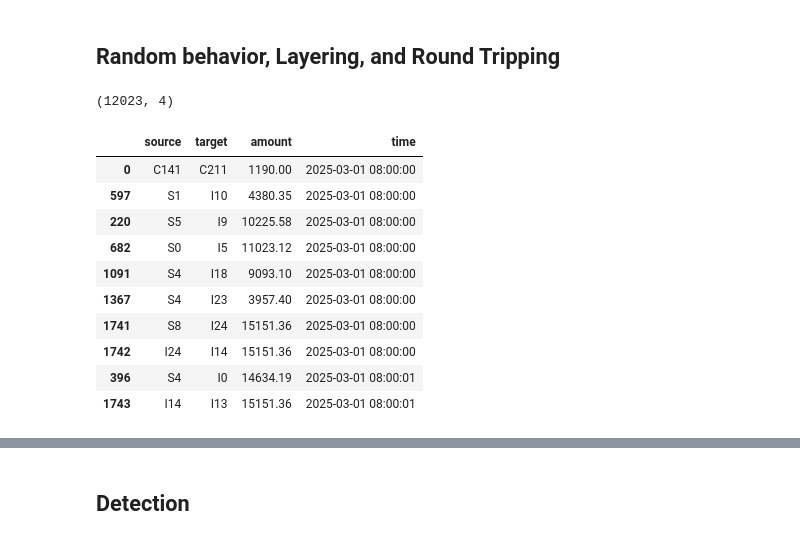
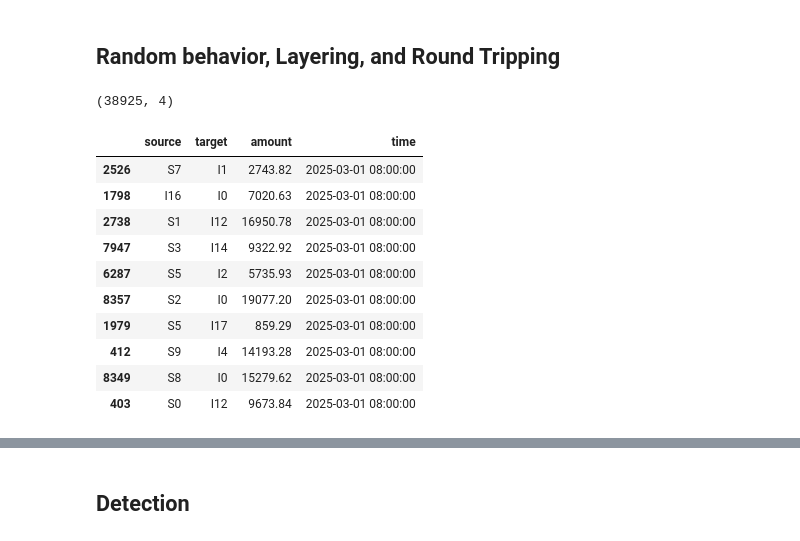
Before and after one commit to fratric/regSim, a Jupyter notebook: monitoring.ipynb, the cells around one changed output, grey strips where cells are left out. Saved outputs shown, nothing was run; the diff lists cells and outputs as text; code cells hidden in the pictures.

```diff
--- a/monitoring.ipynb
+++ b/monitoring.ipynb
@@ -58,32 +58,33 @@ rt = round_tripping(rt_accounts)
 #all acounts
 N_ra = 500
 compliant_accounts = ['C' + str(i) for i in range(N_ra)]
-allAccounts = compliant_accounts + lr.noncompliant_accounts + rt.noncompliant_accounts
+noncompliant_accounts = lr.noncompliant_accounts + rt.noncompliant_accounts
+allAccounts = compliant_accounts + noncompliant_accounts
 
 #random compliant agents
 rb = random_behavior(allAccounts)
 # %%
-df_rb = rb.generate(10000)
-df_lr = lr.generate(9999)
-df_rt = rt.generate(max_intermediate_transactions = 30)
+df_rb = rb.generate(k = 30000)
+df_lr = lr.generate(amount_per_send = 9999)
+df_rt = rt.generate(max_intermediate_transactions = 30, capital=5*10**6)
 
 df = pd.concat([df_rb, df_lr, df_rt])
 df = df.sort_values('time')
 print(df.shape)
 df.head(10)
 # %% [output]
-(12023, 4)
+(38925, 4)
 |  | source | target | amount | time |
-| 0 | C141 | C211 | 1190.00 | 2025-03-01 08:00:00 |
-| 597 | S1 | I10 | 4380.35 | 2025-03-01 08:00:00 |
-| 220 | S5 | I9 | 10225.58 | 2025-03-01 08:00:00 |
-| 682 | S0 | I5 | 11023.12 | 2025-03-01 08:00:00 |
-| 1091 | S4 | I18 | 9093.10 | 2025-03-01 08:00:00 |
-| 1367 | S4 | I23 | 3957.40 | 2025-03-01 08:00:00 |
-| 1741 | S8 | I24 | 15151.36 | 2025-03-01 08:00:00 |
-| 1742 | I24 | I14 | 15151.36 | 2025-03-01 08:00:00 |
-| 396 | S4 | I0 | 14634.19 | 2025-03-01 08:00:01 |
-| 1743 | I14 | I13 | 15151.36 | 2025-03-01 08:00:01 |
+| 2526 | S7 | I1 | 2743.82 | 2025-03-01 08:00:00 |
+| 1798 | I16 | I0 | 7020.63 | 2025-03-01 08:00:00 |
+| 2738 | S1 | I12 | 16950.78 | 2025-03-01 08:00:00 |
+| 7947 | S3 | I14 | 9322.92 | 2025-03-01 08:00:00 |
+| 6287 | S5 | I2 | 5735.93 | 2025-03-01 08:00:00 |
+| 8357 | S2 | I0 | 19077.20 | 2025-03-01 08:00:00 |
+| 1979 | S5 | I17 | 859.29 | 2025-03-01 08:00:00 |
+| 412 | S9 | I4 | 14193.28 | 2025-03-01 08:00:00 |
+| 8349 | S8 | I0 | 15279.62 | 2025-03-01 08:00:00 |
+| 403 | S0 | I12 | 9673.84 | 2025-03-01 08:00:00 |
 # %%
 tmp = df.loc[df['time'] < datetime(2025, 3, 1, 9, 0, 0)]
 rb.plotTransactionGraph(tmp, edgeLables=False, title="Transaction Graph for a one hour window") #TODO: maybe make this plot animated in time
```
Also changed, not shown: parts of 20 cells of this notebook.
